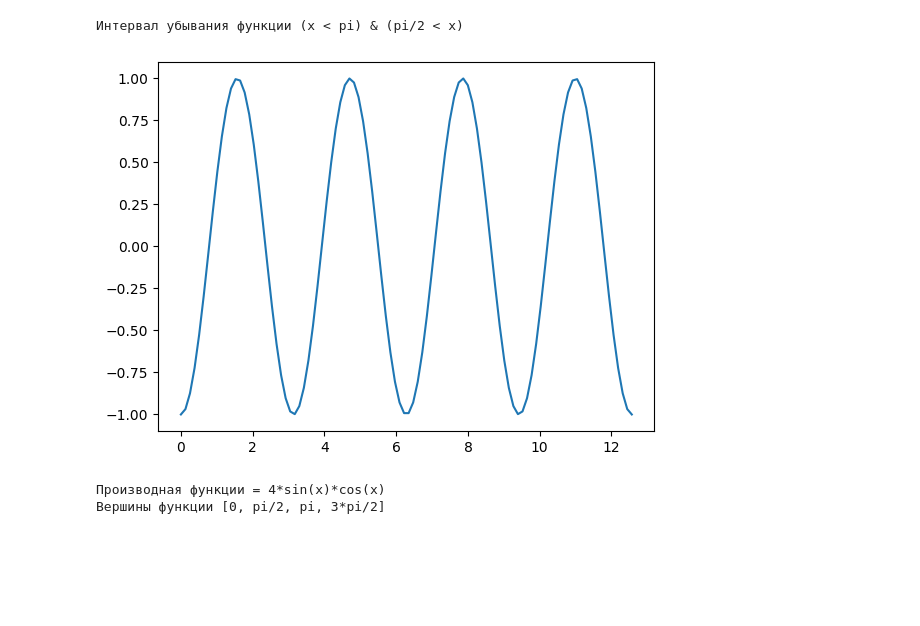
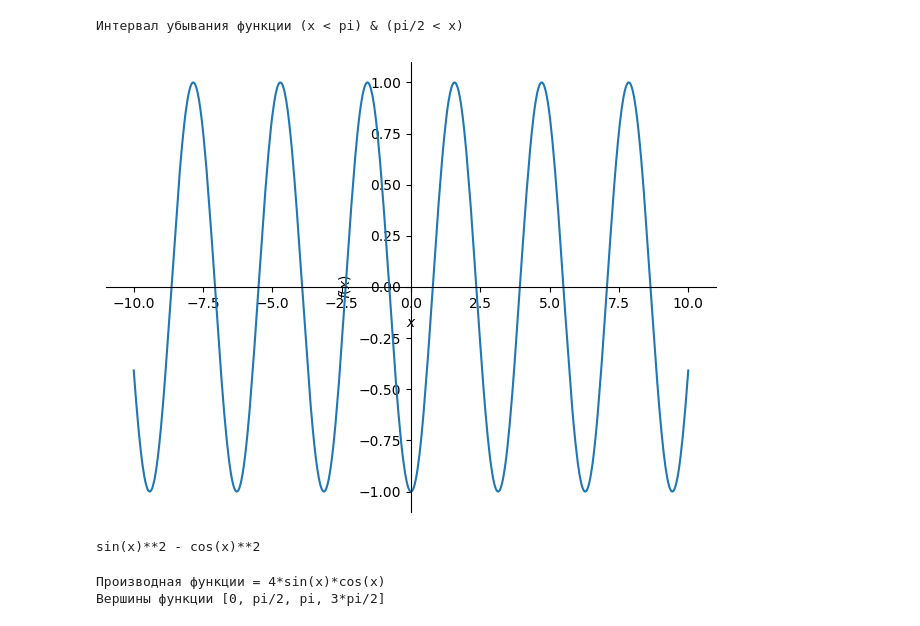
Before and after one commit to lenin771/homework6_11, a Jupyter notebook: Untitled4.ipynb, the cells around one changed output. Drawn from its saved outputs; the diff is of its cells as text; code cells hidden in the pictures; blank space fills up the shorter version.

```diff
--- a/Untitled4.ipynb
+++ b/Untitled4.ipynb
@@ -44,13 +44,13 @@ print('Интервал убывания функции',ans)
 Интервал убывания функции (x < pi) & (pi/2 < x)
 # %%
 # График функции
-x = np.linspace(0, 4 * np.pi, 100)
-
-plt.figure()
-plt.plot(x, np.sin(x)**2 - np.cos(x)**2 )
-plt.show()
+x = Symbol('x')
+f = sin(x)**2 - cos(x)**2
+plot(f)
+print(f)
 # %% [output]
-[figure, old version]
+[figure, new version]
+sin(x)**2 - cos(x)**2
 # %%
 # Вершины периодической функции
 x = Symbol('x')
```
